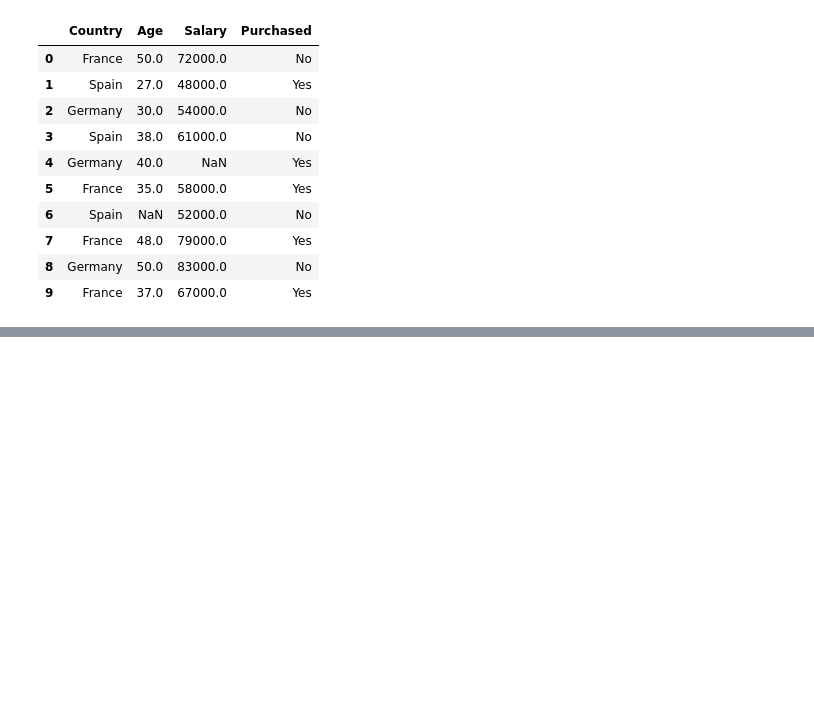
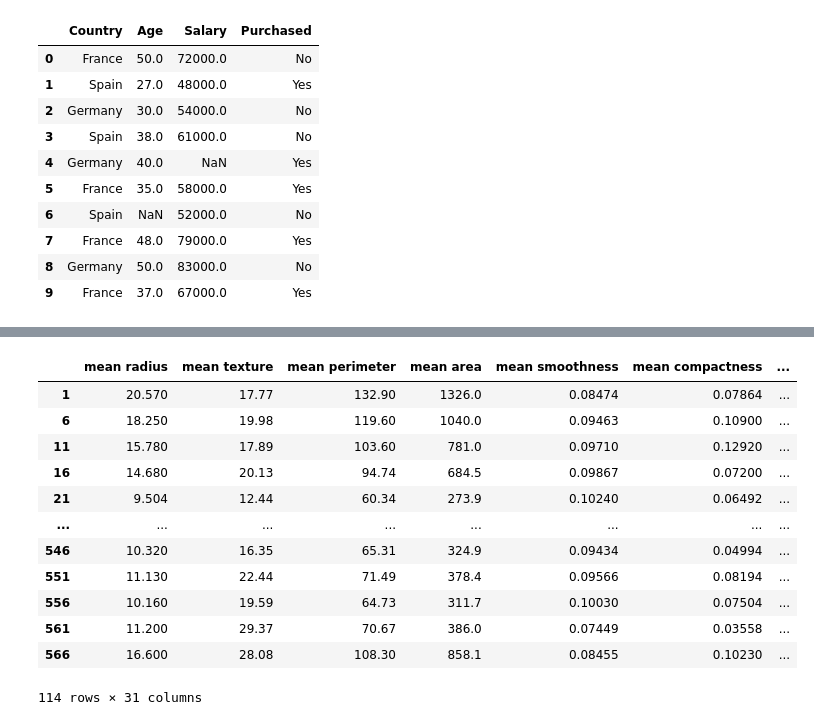
Before and after one commit to yeshrealstar/Data-Science-and-Machine-Learning, a Jupyter notebook: Data Preprocessing.ipynb, the cells around one changed output, grey strips where cells are left out. Drawn from its saved outputs; the diff is of its cells as text; code cells hidden in the pictures; blank space fills up the shorter version.

```diff
--- a/Data Preprocessing.ipynb
+++ b/Data Preprocessing.ipynb
@@ -157,0 +209,16 @@ df.replace(to_replace=44,value=50)
+# %%
+random_sample
+# %% [output]
+|  | mean radius | mean texture | mean perimeter | mean area | mean smoothness | mean compactness | ... |
+| 1 | 20.570 | 17.77 | 132.90 | 1326.0 | 0.08474 | 0.07864 | ... |
+| 6 | 18.250 | 19.98 | 119.60 | 1040.0 | 0.09463 | 0.10900 | ... |
+| 11 | 15.780 | 17.89 | 103.60 | 781.0 | 0.09710 | 0.12920 | ... |
+| 16 | 14.680 | 20.13 | 94.74 | 684.5 | 0.09867 | 0.07200 | ... |
+| 21 | 9.504 | 12.44 | 60.34 | 273.9 | 0.10240 | 0.06492 | ... |
+| ... | ... | ... | ... | ... | ... | ... | ... |
+| 546 | 10.320 | 16.35 | 65.31 | 324.9 | 0.09434 | 0.04994 | ... |
+| 551 | 11.130 | 22.44 | 71.49 | 378.4 | 0.09566 | 0.08194 | ... |
+| 556 | 10.160 | 19.59 | 64.73 | 311.7 | 0.10030 | 0.07504 | ... |
+| 561 | 11.200 | 29.37 | 70.67 | 386.0 | 0.07449 | 0.03558 | ... |
+| 566 | 16.600 | 28.08 | 108.30 | 858.1 | 0.08455 | 0.10230 | ... |
+114 rows × 31 columns
```
Also changed, not shown: parts of 19 cells of this notebook.
